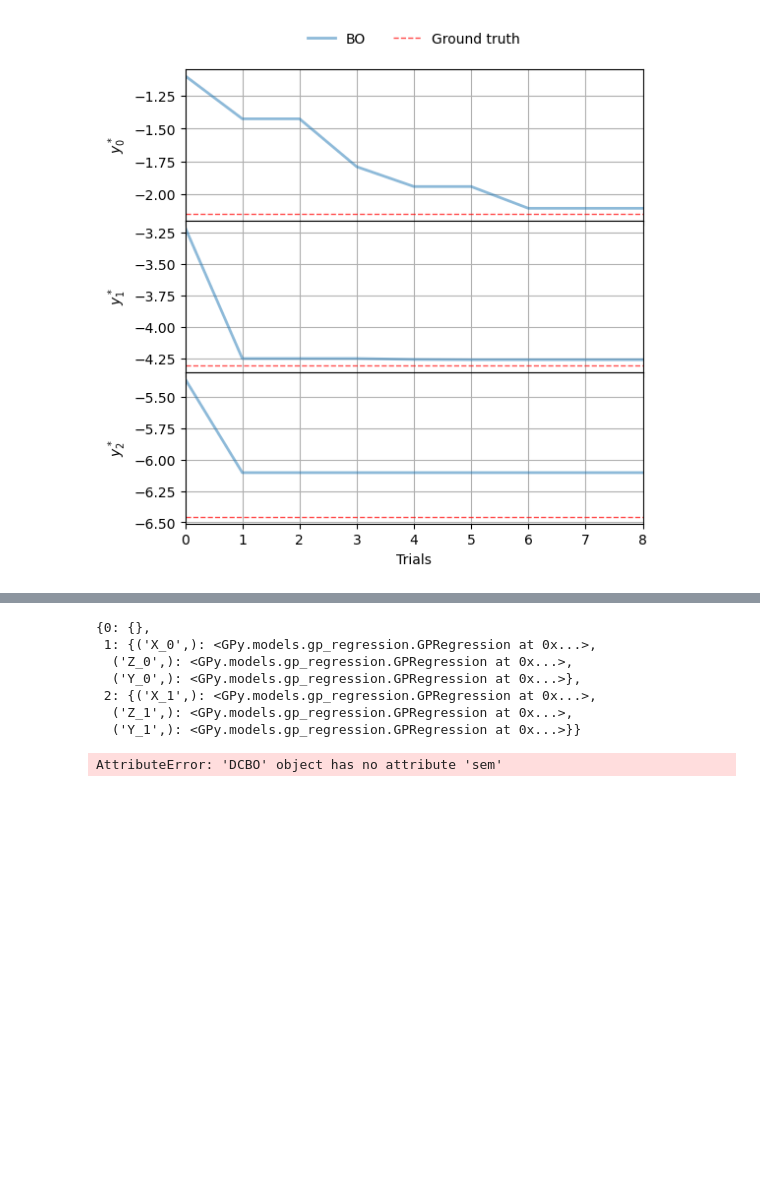
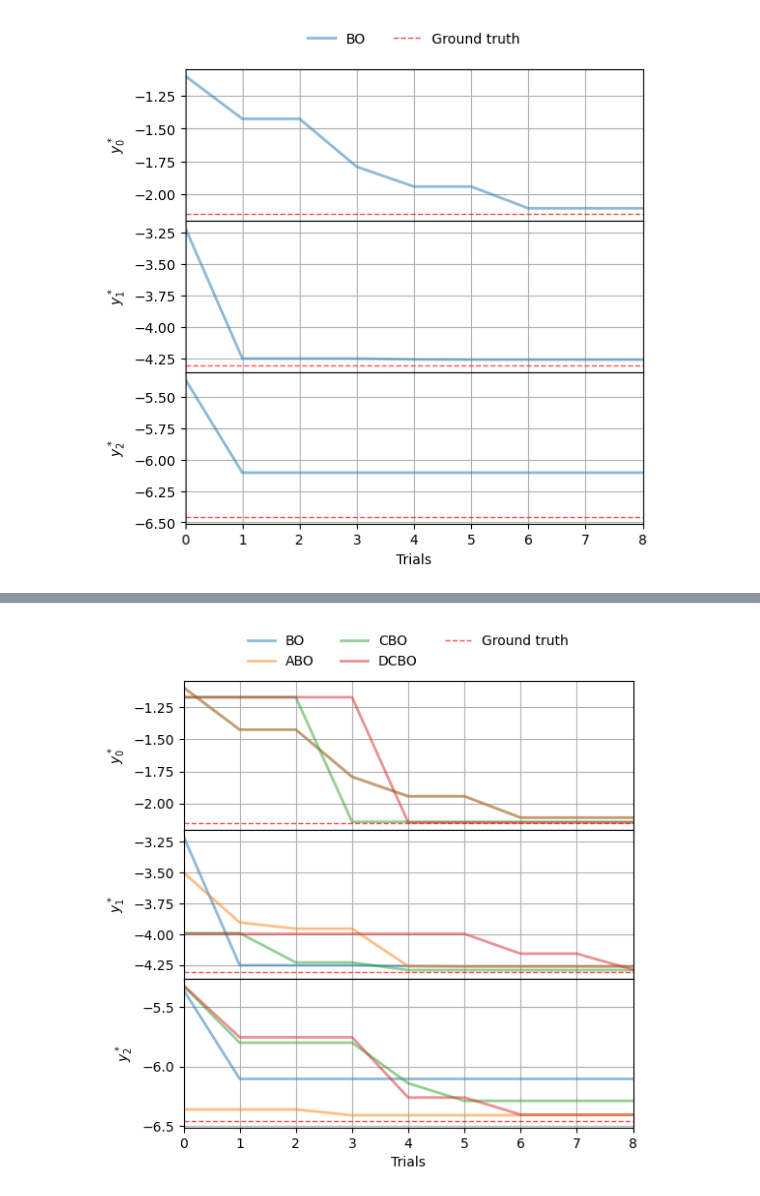
Before and after one commit to neildhir/DCBO, a Jupyter notebook: notebooks/A_mat.ipynb, the cells around one changed output, grey strips where cells are left out. Saved outputs shown, nothing was run; the diff lists cells and outputs as text; code cells hidden in the pictures; blank space fills up the shorter version.

```diff
--- a/notebooks/A_mat.ipynb
+++ b/notebooks/A_mat.ipynb
@@ -211,2 +209,3 @@ plot_outcome(3,10,outcomes=[cbo.optimal_outcome_values_during_trials],labels=['C
 # %%
 dcbo = DCBO(**CBO_input_params)
+dcbo.run()
@@ -213,14 +230,4 @@ dcbo = DCBO(**CBO_input_params)
-# %%
-dcbo.sem_trans_fncs
-# %% [output]
-{0: {},
- 1: {('X_0',): <GPy.models.gp_regression.GPRegression at 0x...>,
-  ('Z_0',): <GPy.models.gp_regression.GPRegression at 0x...>,
-  ('Y_0',): <GPy.models.gp_regression.GPRegression at 0x...>},
- 2: {('X_1',): <GPy.models.gp_regression.GPRegression at 0x...>,
-  ('Z_1',): <GPy.models.gp_regression.GPRegression at 0x...>,
-  ('Y_1',): <GPy.models.gp_regression.GPRegression at 0x...>}}
-# %%
-dcbo.
-# %% [output]
-AttributeError: 'DCBO' object has no attribute 'sem'
+# %%
+plot_outcome(3,10,outcomes=[bo.optimal_outcome_values_during_trials, abo.optimal_outcome_values_during_trials, cbo.optimal_outcome_values_during_trials, dcbo.optimal_outcome_values_during_trials],labels=['BO', 'ABO', 'CBO', 'DCBO'],true_objective_values=true_objective_values)
+# %% [output]
+[figure, added]
```
Also changed, not shown: parts of 7 cells of this notebook, 9 other files.
